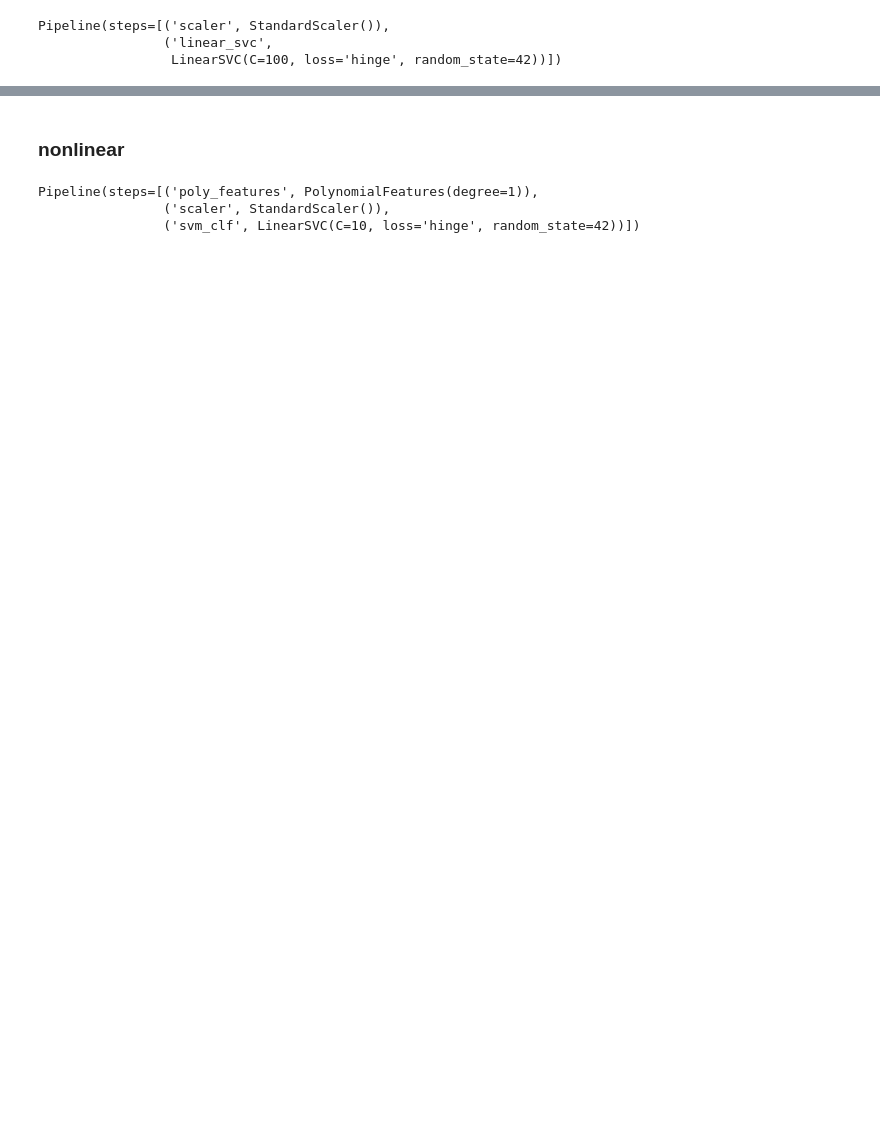
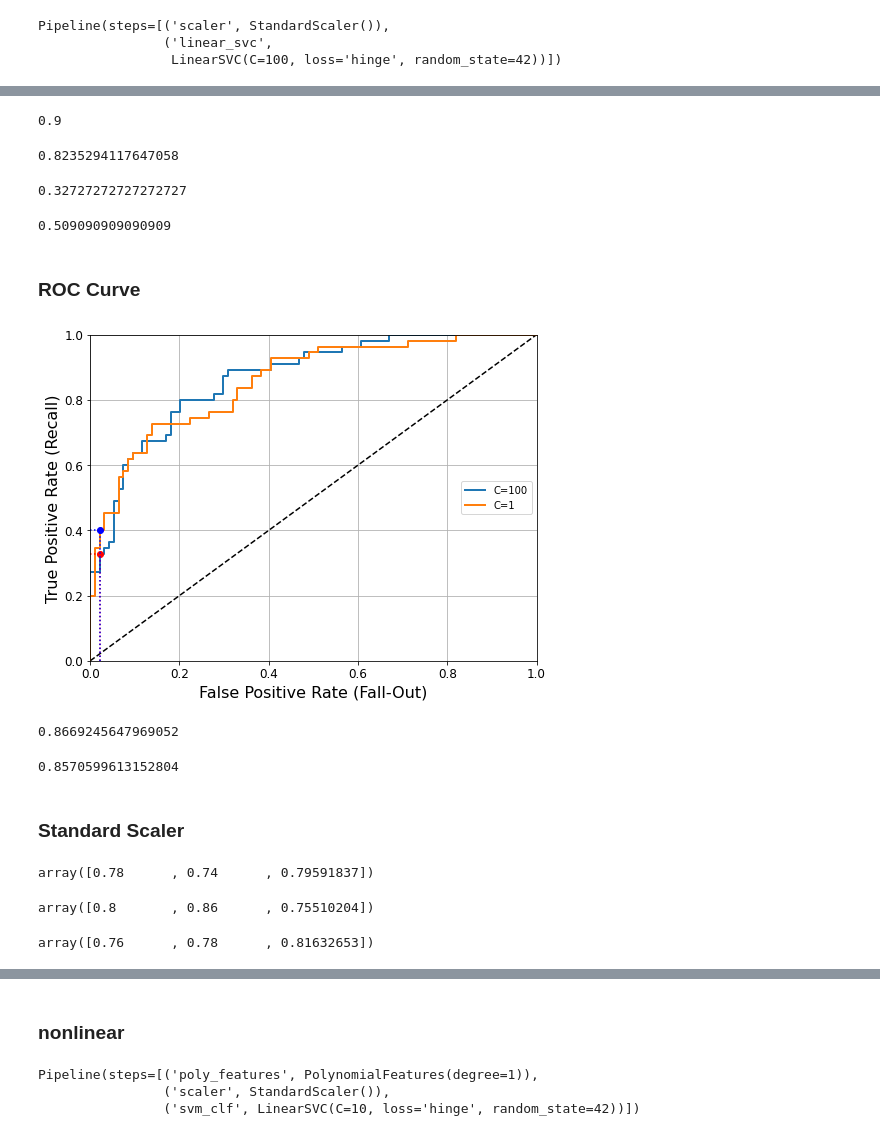
Before and after one commit to nana-hyun/AI_experience_lab, a Jupyter notebook: Ch_5.ipynb, the cells around one changed output, grey strips where cells are left out. Saved outputs shown, nothing was run; the diff lists cells and outputs as text; code cells hidden in the pictures; blank space fills up the shorter version.

```diff
--- a/Ch_5.ipynb
+++ b/Ch_5.ipynb
@@ -817,0 +925,80 @@ array([-1.51047920e-01,  2.65553298e-01,  7.46596143e-01,  4.76321474e-01,
+# %%
+precision_score(y_test, y_test_pred_90)
+# %% [output]
+0.9
+# %%
+precision_score(y_test, y_test_pred1_90)
+# %% [output]
+0.8235294117647058
+# %%
+recall_score(y_test, y_test_pred_90)
+# %% [output]
+0.32727272727272727
+# %%
+recall_score(y_test, y_test_pred1_90)
+# %% [output]
+0.509090909090909
+# %% [markdown]
+### ROC Curve
+# %%
+from sklearn.metrics import roc_curve
+
+fpr, tpr, thresholds= roc_curve(y_test, y_scores)
+
+fpr1, tpr1, thresholds1= roc_curve(y_test, y_scores1)
+# %%
+def plot_roc_curve(fpr, tpr, label=None):
+    plt.plot(fpr, tpr, linewidth=2, label="C=100")
+    plt.plot([0, 1], [0, 1], 'k--') # dashed diagonal
+    plt.axis([0, 1, 0, 1])                                    # Not shown in the book
+    plt.xlabel('False Positive Rate (Fall-Out)', fontsize=16) # Not shown
+    plt.ylabel('True Positive Rate (Recall)', fontsize=16)    # Not shown
+    plt.grid(True)                                            # Not shown
+
+plt.figure(figsize=(8, 6))                         # Not shown
+plot_roc_curve(fpr, tpr)
+plt.plot(fpr1, tpr1, linewidth=2,label="C=1")
+fpr_90 = fpr[np.argmax(tpr >= recall_90_precision)]
+fpr1_90 = fpr1[np.argmax(tpr1 >= recall_90_precision1)]
+
+plt.plot([fpr_90, fpr_90], [ 0. , recall_90_precision], "r:")
+plt.plot([0.0, fpr_90], [recall_90_precision, recall_90_precision], "r:")
+plt.plot([fpr_90], [recall_90_precision], "ro")
+plt.legend(loc="center right", fontsize=10)
+plt.plot([fpr1_90, fpr1_90], [ 0. , recall_90_precision1], "b:")
+plt.plot([0.0, fpr1_90], [recall_90_precision1, recall_90_precision1], "b:")
+plt.plot([fpr1_90], [recall_90_precision1], "bo")
+plt.show()
+# %% [output]
+[figure, added]
+# %%
+# Area Under Curve (AUC) : compare classifiers
+
+from sklearn.metrics import roc_auc_score
+roc_auc_score(y_test, y_scores)
+# %% [output]
+0.8669245647969052
+# %%
+roc_auc_score(y_test, y_scores1)
+# %% [output]
+0.8570599613152804
+# %% [markdown]
+### Standard Scaler
+# %%
+from sklearn.model_selection import cross_val_score
+cross_val_score(svm_clf2, X_test, y_test, cv=3, scoring="accuracy")
+# %% [output]
+array([0.78      , 0.74      , 0.79591837])
+# %%
+cross_val_score(svm_clf1, X_test, y_test, cv=3, scoring="accuracy")
+# %% [output]
+array([0.8       , 0.86      , 0.75510204])
+# %%
+from sklearn.preprocessing import StandardScaler
+
+scaler = StandardScaler()
+X_test_scaled = scaler.fit_transform(X_test.astype(np.float64))
+X_train_scaled = scaler.fit_transform(X_train.astype(np.float64))
+cross_val_score(svm_clf2, X_test_scaled, y_test, cv=3, scoring="accuracy")
+# %% [output]
+array([0.76      , 0.78      , 0.81632653])
```
Also changed, not shown: parts of 34 cells of this notebook.
